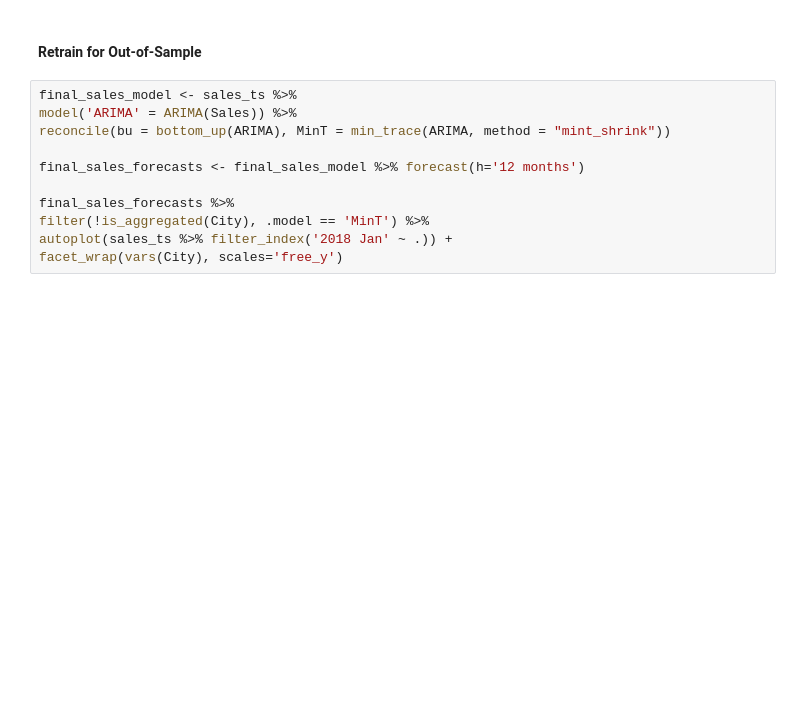
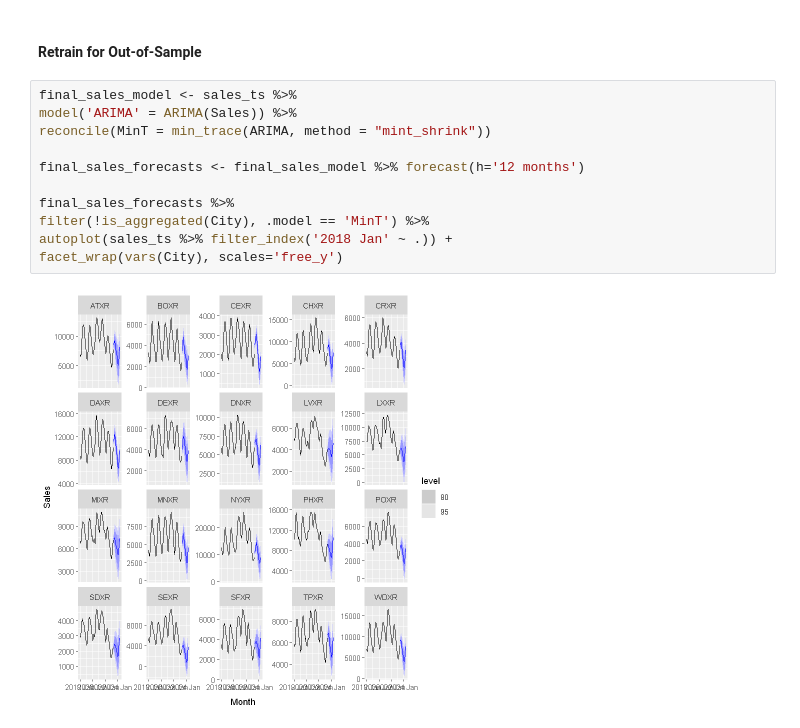
Before and after one commit to appliedecon/Time-Series-and-Forecasting, a Jupyter notebook: w12 - grouped data.ipynb, the cells around one changed output. Saved outputs shown, nothing was run; the diff lists cells and outputs as text; blank space fills up the shorter version.

```diff
--- a/w12 - grouped data.ipynb
+++ b/w12 - grouped data.ipynb
@@ -421,14 +491,16 @@ facet_wrap(vars(.model))
 # %%
 final_sales_model <- sales_ts %>%
 model('ARIMA' = ARIMA(Sales)) %>%
-reconcile(bu = bottom_up(ARIMA), MinT = min_trace(ARIMA, method = "mint_shrink"))
+reconcile(MinT = min_trace(ARIMA, method = "mint_shrink"))
 
 final_sales_forecasts <- final_sales_model %>% forecast(h='12 months')
 
 final_sales_forecasts %>%
 filter(!is_aggregated(City), .model == 'MinT') %>%
 autoplot(sales_ts %>% filter_index('2018 Jan' ~ .)) +
 facet_wrap(vars(City), scales='free_y')
+# %% [output]
+[figure, added]
 # %%
 final_sales_forecasts %>%
 filter(is_aggregated(City)) %>%
```
Also changed, not shown: parts of 16 cells of this notebook, 2 other files.
